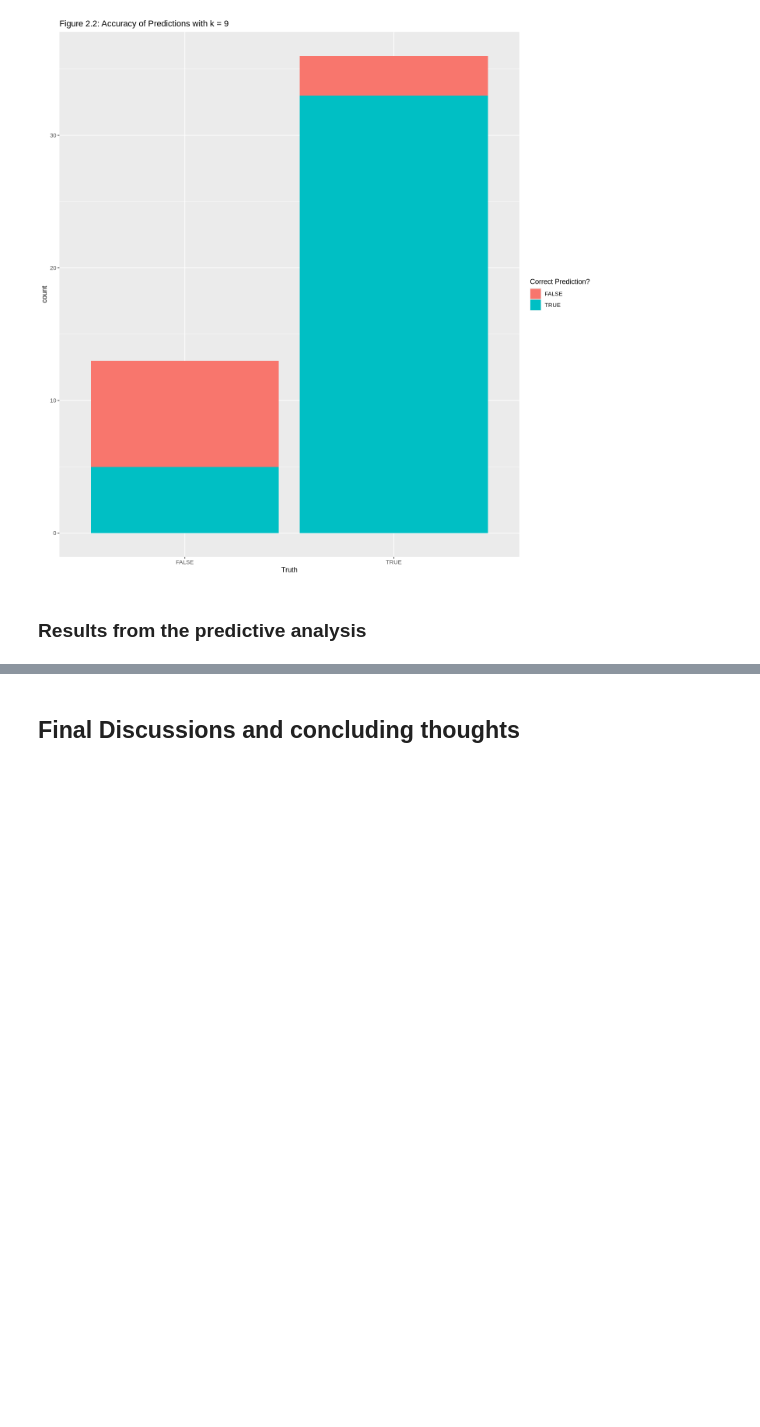
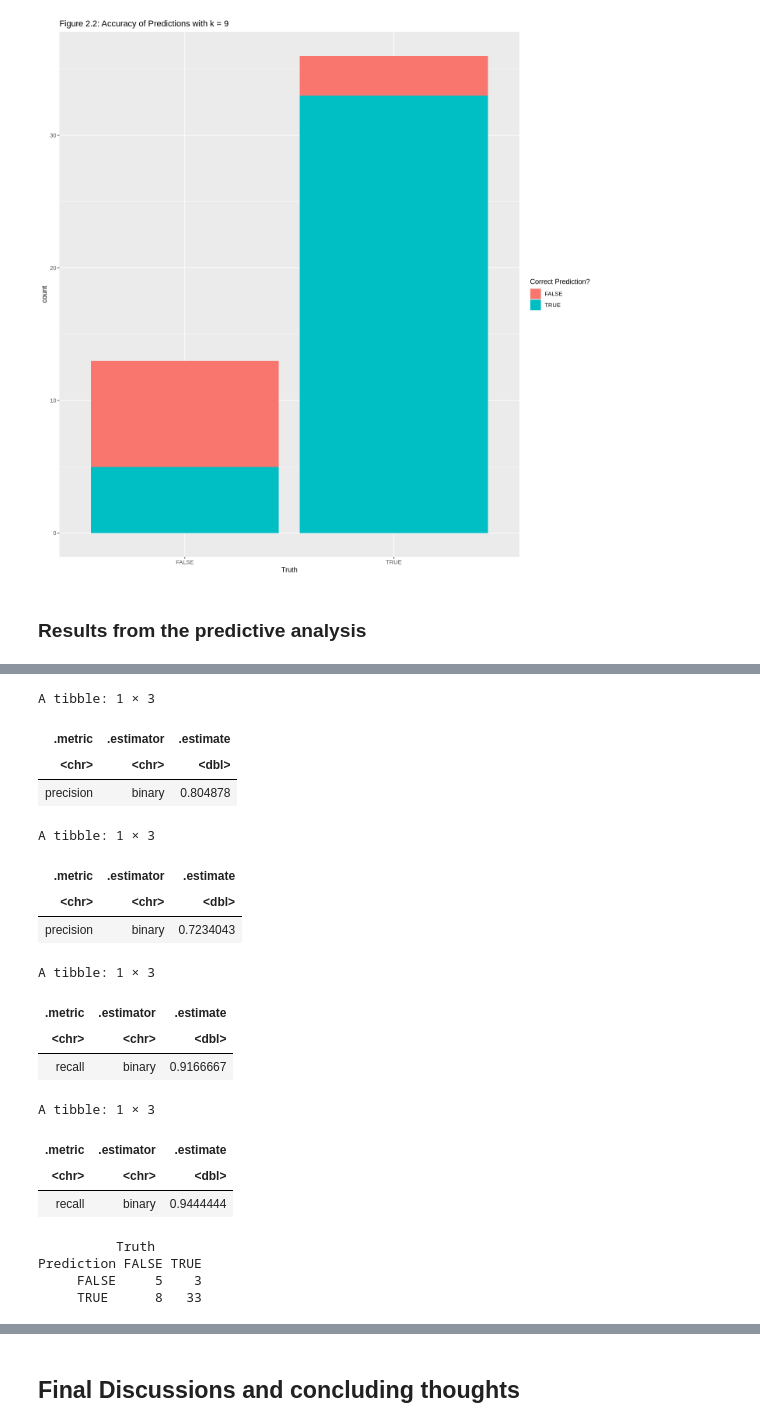
Before and after one commit to Loolin06/dsci-05-27, a Jupyter notebook: ProjectReport.ipynb, the cells around one changed output, grey strips where cells are left out. Saved outputs shown, nothing was run; the diff lists cells and outputs as text; code cells hidden in the pictures; blank space fills up the shorter version.

```diff
--- a/ProjectReport.ipynb
+++ b/ProjectReport.ipynb
@@ -383,0 +418,27 @@ With <code>k = 15</code>, accuracy was assessed as 73.8%. A majority of the test
+# %%
+precision_9
+precision_15
+recall_9
+recall_15
+table_9
+# %% [output]
+A tibble: 1 × 3
+| .metric | .estimator | .estimate |
+| <chr> | <chr> | <dbl> |
+| precision | binary | 0.804878 |
+A tibble: 1 × 3
+| .metric | .estimator | .estimate |
+| <chr> | <chr> | <dbl> |
+| precision | binary | 0.7234043 |
+A tibble: 1 × 3
+| .metric | .estimator | .estimate |
+| <chr> | <chr> | <dbl> |
+| recall | binary | 0.9166667 |
+A tibble: 1 × 3
+| .metric | .estimator | .estimate |
+| <chr> | <chr> | <dbl> |
+| recall | binary | 0.9444444 |
+          Truth
+Prediction FALSE TRUE
+     FALSE     5    3
+     TRUE      8   33
```
Also changed, not shown: parts of 8 cells of this notebook.
